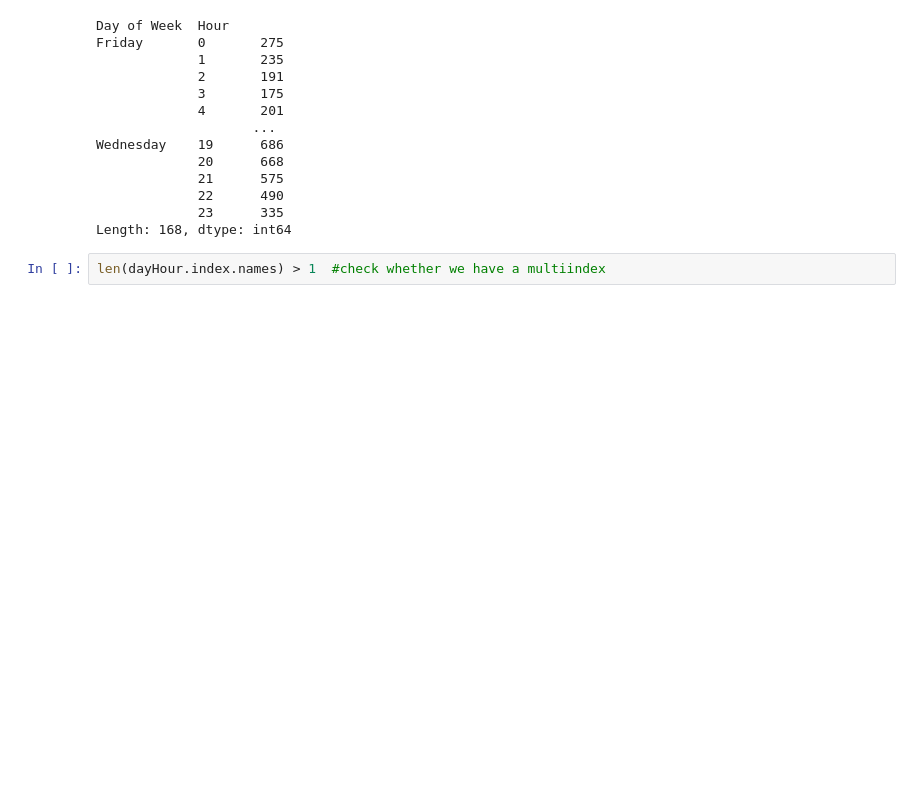
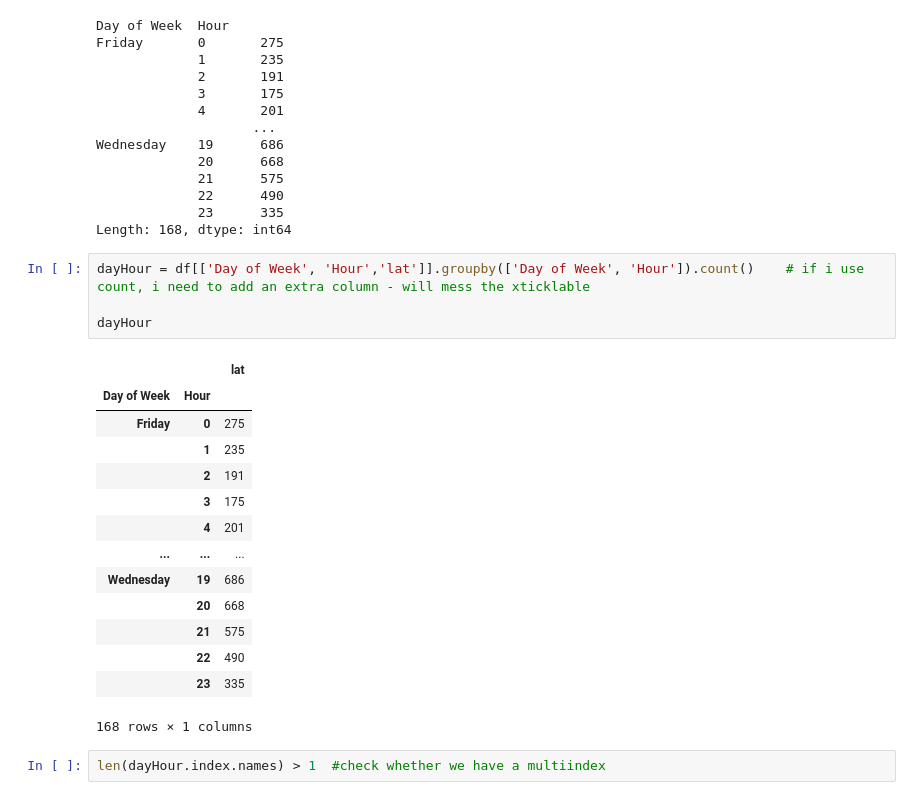
Before and after one commit to k21k/Python-Notes, a Jupyter notebook: Exercises - Qasim/Capstone Project 1/911 Calls - answer K .ipynb, the cells around one changed output. Drawn from its saved outputs; the diff is of its cells as text; blank space fills up the shorter version.

```diff
--- a/Exercises - Qasim/Capstone Project 1/911 Calls - answer K .ipynb
+++ b/Exercises - Qasim/Capstone Project 1/911 Calls - answer K .ipynb
@@ -379,6 +325,25 @@ Wednesday    19      686
              22      490
              23      335
 Length: 168, dtype: int64
+# %%
+dayHour = df[['Day of Week', 'Hour','lat']].groupby(['Day of Week', 'Hour']).count()    # if i use count, i need to add an extra column - will mess the xticklable
+
+dayHour
+# %% [output]
+|  |  | lat |
+| Day of Week | Hour |  |
+| Friday | 0 | 275 |
+|  | 1 | 235 |
+|  | 2 | 191 |
+|  | 3 | 175 |
+|  | 4 | 201 |
+| ... | ... | ... |
+| Wednesday | 19 | 686 |
+|  | 20 | 668 |
+|  | 21 | 575 |
+|  | 22 | 490 |
+|  | 23 | 335 |
+168 rows × 1 columns
 # %%
 len(dayHour.index.names) > 1  #check whether we have a multiindex
 # %% [output]
```
Also changed, not shown: parts of 21 cells of this notebook, 1 other file.
